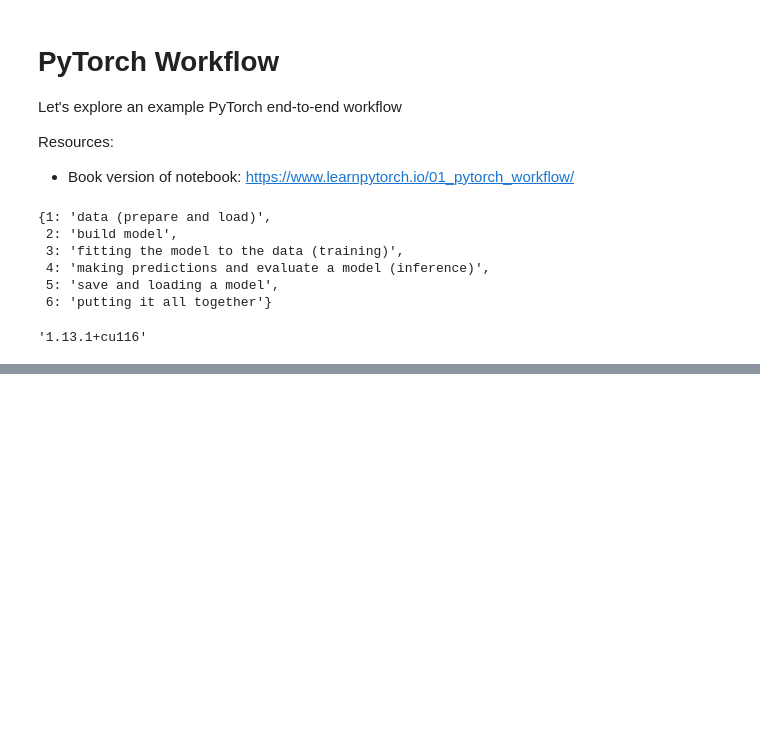
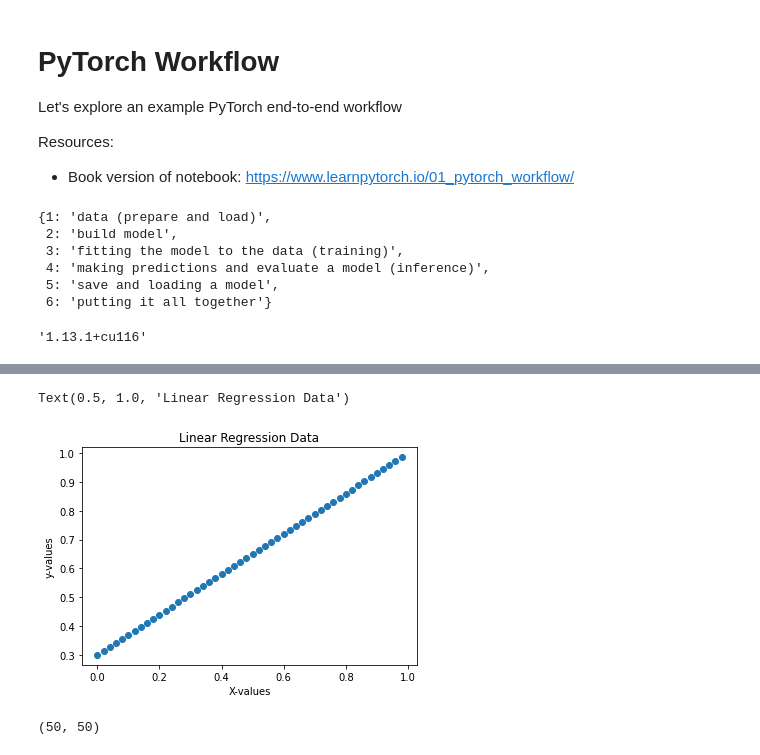
Before and after one commit to maronem/PyTorch, a Jupyter notebook: 01_pytorch_workflow_.ipynb, the cells around one changed output, grey strips where cells are left out. Drawn from its saved outputs; the diff is of its cells as text; code cells hidden in the pictures; blank space fills up the shorter version.

Commit message:
Setup PyTorch linear regression model and learned about cost functions and optimizers

```diff
--- a/01_pytorch_workflow_.ipynb
+++ b/01_pytorch_workflow_.ipynb
@@ -36,0 +45,16 @@ torch.__version__
+# %%
+# Create *known* parameters
+
+weight = 0.7
+bias = 0.3
+
+# Create some data
+
+start = 0
+end = 1
+step = 0.02
+
+X = torch.arange(start, end, step=step).unsqueeze(dim=1)
+y = weight * X + bias
+
+X[:10], y[:10]
@@ -36,0 +81,12 @@ torch.__version__
+# %%
+plt.scatter(X,y)
+plt.ylabel("y-values")
+plt.xlabel("X-values")
+plt.title("Linear Regression Data")
+# %% [output]
+Text(0.5, 1.0, 'Linear Regression Data')
+[figure, added]
+# %%
+len(X), len(y)
+# %% [output]
+(50, 50)
```
Also changed, not shown: parts of 26 cells of this notebook.
